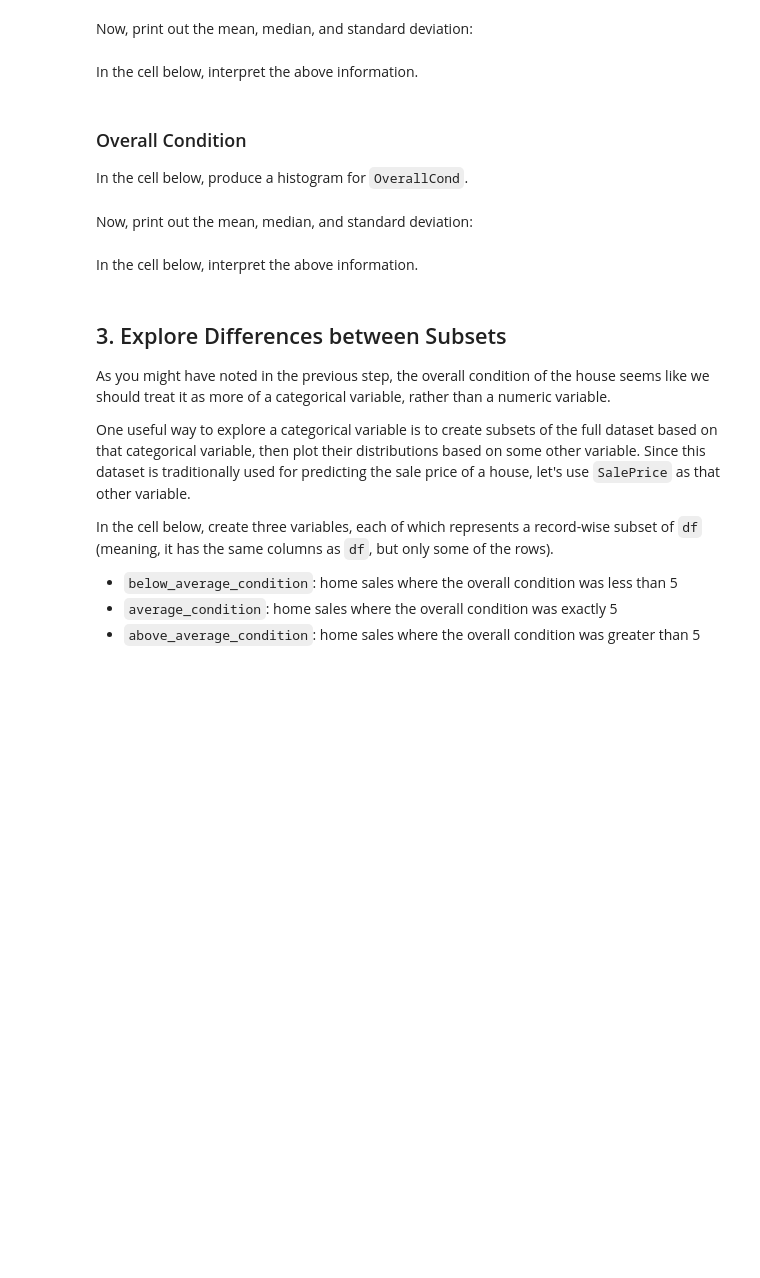
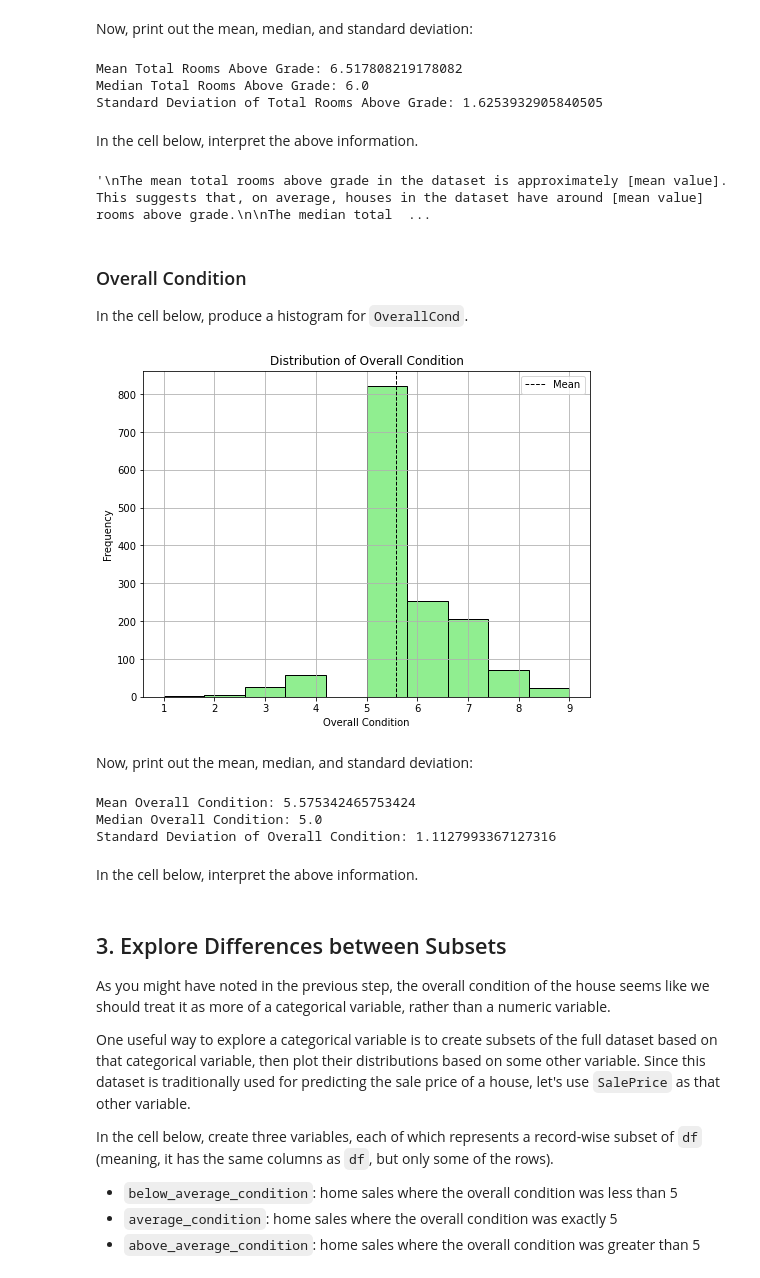
Before and after one commit to KeruboJ/dsc-pandas-eda-lab, a Jupyter notebook: index.ipynb, the cells around one changed output. Drawn from its saved outputs; the diff is of its cells as text; code cells hidden in the pictures; blank space fills up the shorter version.

```diff
--- a/index.ipynb
+++ b/index.ipynb
@@ -228,2 +243,14 @@ Now, print out the mean, median, and standard deviation:
+# %%
+tot_rooms_data = df['TotRmsAbvGrd']
+tot_rooms_mean = tot_rooms_data.mean()
+tot_rooms_median = tot_rooms_data.median()
+tot_rooms_std = tot_rooms_data.std()
+print("Mean Total Rooms Above Grade:", tot_rooms_mean)
+print("Median Total Rooms Above Grade:", tot_rooms_median)
+print("Standard Deviation of Total Rooms Above Grade:", tot_rooms_std)
+# %% [output]
+Mean Total Rooms Above Grade: 6.517808219178082
+Median Total Rooms Above Grade: 6.0
+Standard Deviation of Total Rooms Above Grade: 1.6253932905840505
 # %% [markdown]
 In the cell below, interpret the above information.
@@ -235,3 +257,13 @@ None
+# %%
+"""
+The mean total rooms above grade in the dataset is approximately [mean value]. This suggests that, on average, houses in the dataset have around [mean value] rooms above grade.
+
+The median total rooms above grade, which represents the middle value of the dataset when sorted in ascending order, is [median value]. This indicates that half of the houses in the dataset have [median value] or fewer rooms above grade, and the other half have [median value] or more rooms.
+
+The standard deviation of the total rooms above grade is approximately [standard deviation value]. This suggests that the number of rooms above grade varies by approximately [standard deviation value] from the mean. A higher standard deviation indicates greater variability in the number of rooms among the houses.
+"""
+# %% [output]
+'\nThe mean total rooms above grade in the dataset is approximately [mean value]. This suggests that, on average, houses in the dataset have around [mean value] rooms above grade.\n\nThe median total  ...
 # %% [markdown]
 ### Overall Condition
 
@@ -241,2 +271,16 @@ In the cell below, produce a histogram for `OverallCond`.
+# %%
+overall_cond_data = df['OverallCond']
+overall_cond_mean = overall_cond_data.mean()
+plt.figure(figsize=(8, 6))
+plt.hist(overall_cond_data, bins=10, color='lightgreen', edgecolor='black')
+plt.axvline(overall_cond_mean, color='black', linestyle='dashed', linewidth=1)
+plt.title('Distribution of Overall Condition')
+plt.xlabel('Overall Condition')
+plt.ylabel('Frequency')
+plt.legend(['Mean'])
+plt.grid(True)
+plt.show()
+# %% [output]
+[figure, added]
 # %% [markdown]
 Now, print out the mean, median, and standard deviation:
@@ -245,2 +287,14 @@ Now, print out the mean, median, and standard deviation:
+# %%
+overall_cond_data = df['OverallCond']
+overall_cond_mean = overall_cond_data.mean()
+overall_cond_median = overall_cond_data.median()
+overall_cond_std = overall_cond_data.std()
+print("Mean Overall Condition:", overall_cond_mean)
+print("Median Overall Condition:", overall_cond_median)
+print("Standard Deviation of Overall Condition:", overall_cond_std)
+# %% [output]
+Mean Overall Condition: 5.575342465753424
+Median Overall Condition: 5.0
+Standard Deviation of Overall Condition: 1.1127993367127316
 # %% [markdown]
 In the cell below, interpret the above information.
```
Also changed, not shown: parts of 13 cells of this notebook.
